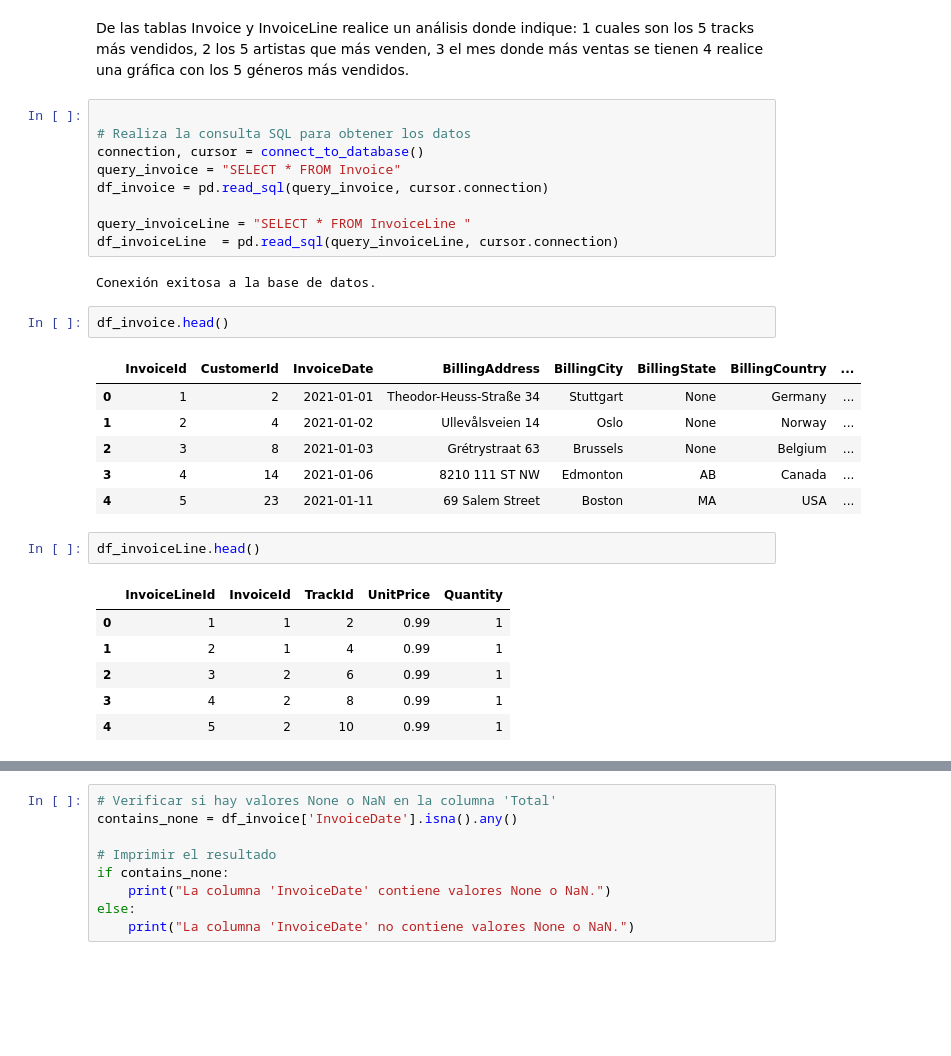
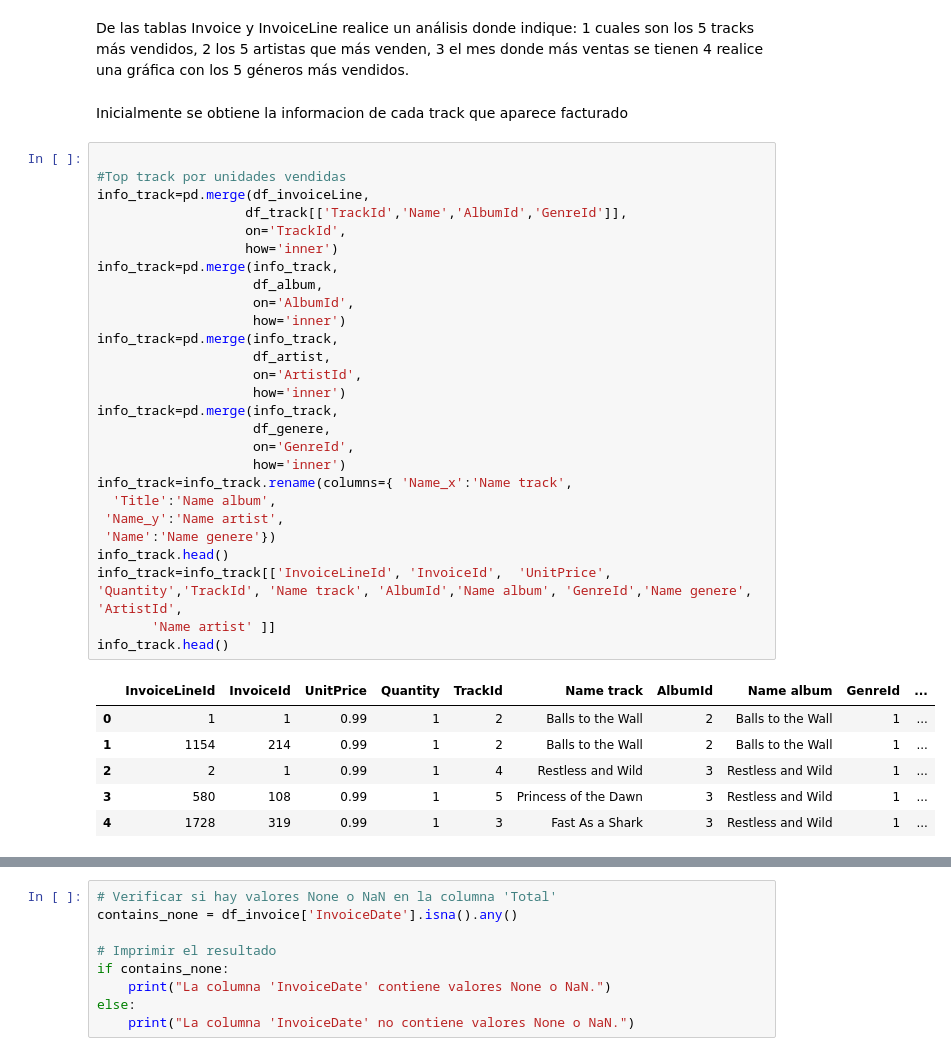
Before and after one commit to snmSebastian/Consulta_SQL, a Jupyter notebook: prueba.ipynb, the cells around one changed output, grey strips where cells are left out. Drawn from its saved outputs; the diff is of its cells as text; blank space fills up the shorter version.

Commit message:
se finalizan consultas

```diff
--- a/prueba.ipynb
+++ b/prueba.ipynb
@@ -305,32 +460,39 @@ De las tablas Invoice y InvoiceLine realice un análisis donde indique:
 2 los 5 artistas que más venden,
 3 el mes donde más ventas se tienen
 4 realice una gráfica con los 5 géneros más vendidos.
-# %%
-
-# Realiza la consulta SQL para obtener los datos
-connection, cursor = connect_to_database()
-query_invoice = "SELECT * FROM Invoice"
-df_invoice = pd.read_sql(query_invoice, cursor.connection)
-
-query_invoiceLine = "SELECT * FROM InvoiceLine "
-df_invoiceLine  = pd.read_sql(query_invoiceLine, cursor.connection)
-# %% [output]
-Conexión exitosa a la base de datos.
-# %%
-df_invoice.head()
-# %% [output]
-|  | InvoiceId | CustomerId | InvoiceDate | BillingAddress | BillingCity | BillingState | BillingCountry | ... |
-| 0 | 1 | 2 | 2021-01-01 | Theodor-Heuss-Straße 34 | Stuttgart | None | Germany | ... |
-| 1 | 2 | 4 | 2021-01-02 | Ullevålsveien 14 | Oslo | None | Norway | ... |
-| 2 | 3 | 8 | 2021-01-03 | Grétrystraat 63 | Brussels | None | Belgium | ... |
-| 3 | 4 | 14 | 2021-01-06 | 8210 111 ST NW | Edmonton | AB | Canada | ... |
-| 4 | 5 | 23 | 2021-01-11 | 69 Salem Street | Boston | MA | USA | ... |
-# %%
-df_invoiceLine.head()
-# %% [output]
-|  | InvoiceLineId | InvoiceId | TrackId | UnitPrice | Quantity |
-| 0 | 1 | 1 | 2 | 0.99 | 1 |
-| 1 | 2 | 1 | 4 | 0.99 | 1 |
-| 2 | 3 | 2 | 6 | 0.99 | 1 |
-| 3 | 4 | 2 | 8 | 0.99 | 1 |
-| 4 | 5 | 2 | 10 | 0.99 | 1 |
+# %% [markdown]
+Inicialmente se obtiene la informacion de cada track que aparece facturado
+# %%
+
+#Top track por unidades vendidas
+info_track=pd.merge(df_invoiceLine,
+                   df_track[['TrackId','Name','AlbumId','GenreId']],
+                   on='TrackId',
+                   how='inner')
+info_track=pd.merge(info_track,
+                    df_album,
+                    on='AlbumId',
+                    how='inner')
+info_track=pd.merge(info_track,
+                    df_artist,
+                    on='ArtistId',
+                    how='inner')
+info_track=pd.merge(info_track,
+                    df_genere,
+                    on='GenreId',
+                    how='inner')
+info_track=info_track.rename(columns={ 'Name_x':'Name track',
+  'Title':'Name album',
+ 'Name_y':'Name artist',
+ 'Name':'Name genere'})
+info_track.head()
+info_track=info_track[['InvoiceLineId', 'InvoiceId',  'UnitPrice', 'Quantity','TrackId', 'Name track', 'AlbumId','Name album', 'GenreId','Name genere',  'ArtistId',
+       'Name artist' ]]
+info_track.head()
+# %% [output]
+|  | InvoiceLineId | InvoiceId | UnitPrice | Quantity | TrackId | Name track | AlbumId | Name album | GenreId | ... |
+| 0 | 1 | 1 | 0.99 | 1 | 2 | Balls to the Wall | 2 | Balls to the Wall | 1 | ... |
+| 1 | 1154 | 214 | 0.99 | 1 | 2 | Balls to the Wall | 2 | Balls to the Wall | 1 | ... |
+| 2 | 2 | 1 | 0.99 | 1 | 4 | Restless and Wild | 3 | Restless and Wild | 1 | ... |
+| 3 | 580 | 108 | 0.99 | 1 | 5 | Princess of the Dawn | 3 | Restless and Wild | 1 | ... |
+| 4 | 1728 | 319 | 0.99 | 1 | 3 | Fast As a Shark | 3 | Restless and Wild | 1 | ... |
```
Also changed, not shown: parts of 48 cells of this notebook.
